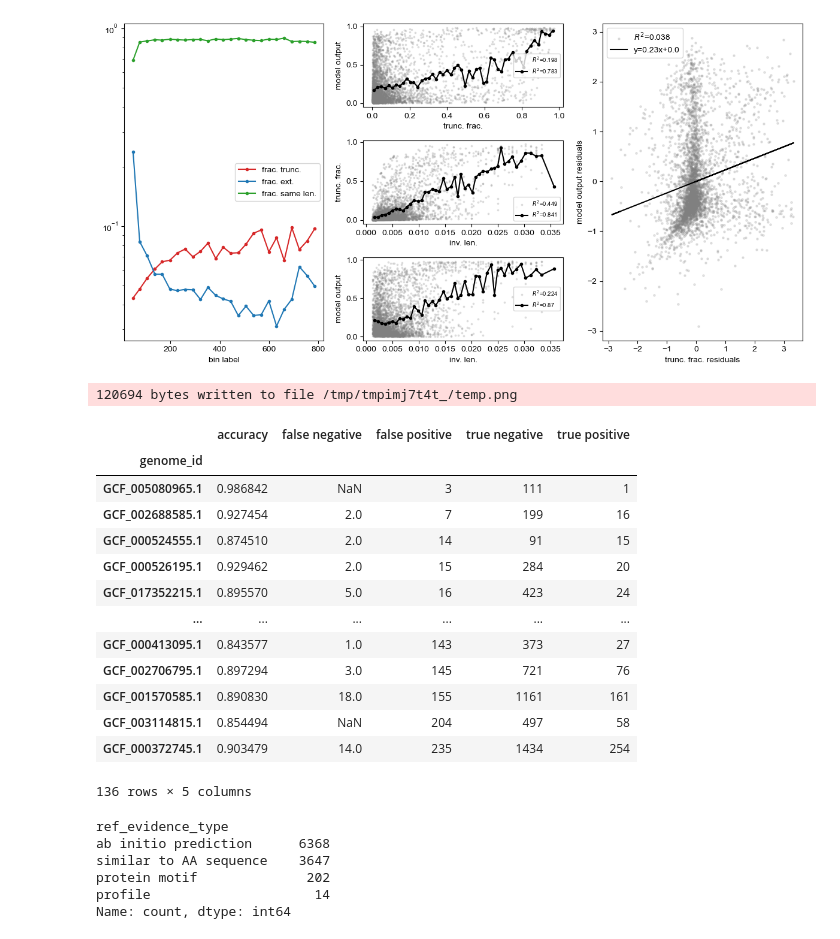
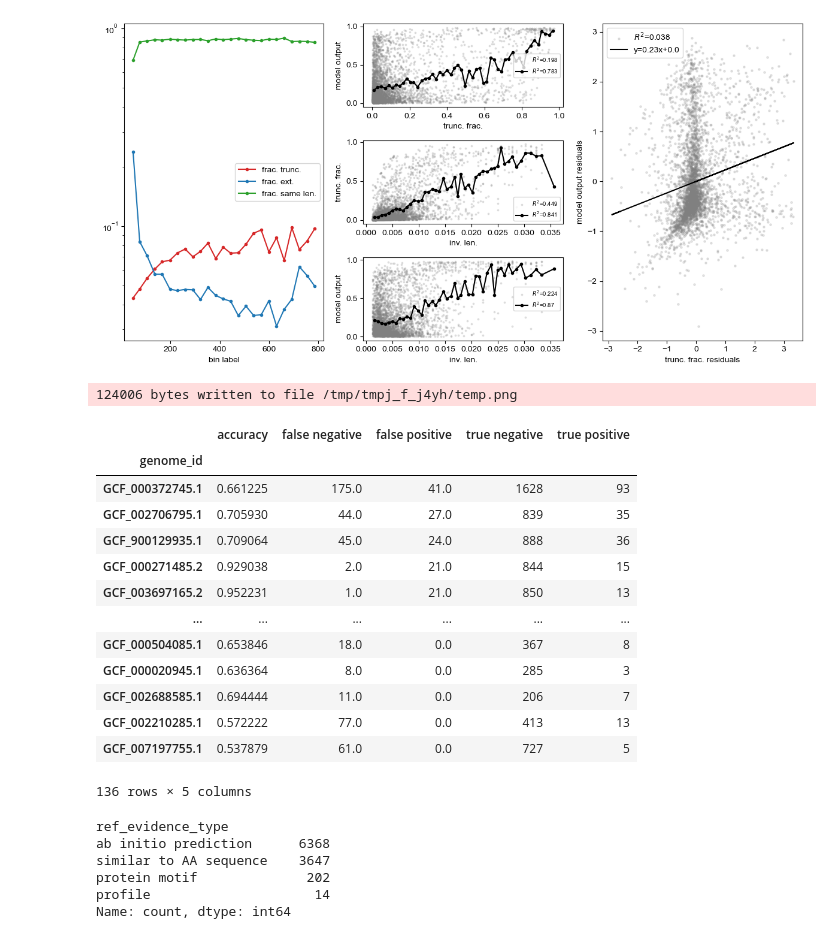
Before and after one commit to pipparichter/frugal, a Jupyter notebook: notebooks/filter.ipynb, the cells around one changed output. Drawn from its saved outputs; the diff is of its cells as text; code cells hidden in the pictures.

```diff
--- a/notebooks/filter.ipynb
+++ b/notebooks/filter.ipynb
@@ -27,7 +24,7 @@ The autoreload extension is already loaded. To reload it, use:
 # %%
 # genome_metadata_df = load_genome_metadata()
-pred_out_df = load_pred_out('../data/predict.out/filter_dataset_test.predict.csv', model_name='filter_esm_650m_gap_v2')
-pred_out_df = pred_out_df.merge(pd.read_hdf('../data/filter_dataset_test.h5', key='metadata').drop(columns=['label']), left_index=True, right_index=True)
+pred_out_df = load_pred_out('../data/predict/filter_dataset_test.predict.csv', model_name='filter_esm_650m_gap_v2')
+pred_out_df = pred_out_df.merge(pd.read_hdf('../data/filter_dataset_test.h5', key='metadata').drop(columns=['label']), left_index=True, right_index=True, how='left')
 # %%
 def table_1(path:str=None):
 
@@ -266,48 +263,47 @@ def figure_2(pred_out_df:pd.DataFrame):
 # matrix = pd.DataFrame(matrix, columns=labels, index=labels)
 # matrix = matrix.apply(lambda x: x/x.sum(), axis=0) # Normalize the matrix.
 
 # sns.heatmap(matrix, ax=ax, annot=True, cbar=False, linecolor='black', lw=0.2, fmt='.1%', cmap='Blues') # fmt='.1%',
 
 # # Rotate the tick labels on the x-axis of each subplot.
 # ax.set_xticks(np.arange(len(labels)) + 0.5, matrix.columns, rotation=45, ha='right')
 # ax.set_yticks(np.arange(len(labels)) + 0.5, matrix.columns, rotation=0)
 # ax.set_xlabel('predicted label')
 # ax.set_ylabel('true label')
 
 # plt.show()
 
 # The UserWarning from scikitlearn is because some of the genomes have no Prodigal false positives in the testing set.
 
 def table_2(pred_out_df:pd.DataFrame, path:str='../figures/filter-table_1.png'):
     table_df = dict()
 
     table_df['accuracy'] = pred_out_df.groupby('genome_id').apply(lambda df : balanced_accuracy_score(df.label, df.model_label) , include_groups=False)
 
     for confusion_matrix, df in pred_out_df.groupby('confusion_matrix'):
         table_df[confusion_matrix] = df.groupby('genome_id').apply(len, include_groups=False)
-    table_df = pd.DataFrame(table_df)
-
-    table_df = table_df.sort_values('false positive')
+    table_df = pd.DataFrame(table_df).fillna(0)
+    table_df = table_df.sort_values('false positive', ascending=False)
     dfi.export(table_df.iloc[:50], path)
     return table_df
 
 
 table_2(pred_out_df)
 # %% [output]
-120694 bytes written to file /tmp/tmpimj7t4t_/temp.png
+124006 bytes written to file /tmp/tmpj_f_j4yh/temp.png
 |  | accuracy | false negative | false positive | true negative | true positive |
 | genome_id |  |  |  |  |  |
-| GCF_005080965.1 | 0.986842 | NaN | 3 | 111 | 1 |
-| GCF_002688585.1 | 0.927454 | 2.0 | 7 | 199 | 16 |
-| GCF_000524555.1 | 0.874510 | 2.0 | 14 | 91 | 15 |
-| GCF_000526195.1 | 0.929462 | 2.0 | 15 | 284 | 20 |
-| GCF_017352215.1 | 0.895570 | 5.0 | 16 | 423 | 24 |
+| GCF_000372745.1 | 0.661225 | 175.0 | 41.0 | 1628 | 93 |
+| GCF_002706795.1 | 0.705930 | 44.0 | 27.0 | 839 | 35 |
+| GCF_900129935.1 | 0.709064 | 45.0 | 24.0 | 888 | 36 |
+| GCF_000271485.2 | 0.929038 | 2.0 | 21.0 | 844 | 15 |
+| GCF_003697165.2 | 0.952231 | 1.0 | 21.0 | 850 | 13 |
 | ... | ... | ... | ... | ... | ... |
-| GCF_000413095.1 | 0.843577 | 1.0 | 143 | 373 | 27 |
-| GCF_002706795.1 | 0.897294 | 3.0 | 145 | 721 | 76 |
-| GCF_001570585.1 | 0.890830 | 18.0 | 155 | 1161 | 161 |
-| GCF_003114815.1 | 0.854494 | NaN | 204 | 497 | 58 |
-| GCF_000372745.1 | 0.903479 | 14.0 | 235 | 1434 | 254 |
+| GCF_000504085.1 | 0.653846 | 18.0 | 0.0 | 367 | 8 |
+| GCF_000020945.1 | 0.636364 | 8.0 | 0.0 | 285 | 3 |
+| GCF_002688585.1 | 0.694444 | 11.0 | 0.0 | 206 | 7 |
+| GCF_002210285.1 | 0.572222 | 77.0 | 0.0 | 413 | 13 |
+| GCF_007197755.1 | 0.537879 | 61.0 | 0.0 | 727 | 5 |
 136 rows × 5 columns
 # %%
 pred_out_df[pred_out_df.confusion_matrix == 'false positive'].ref_product.value_counts()
```
Also changed, not shown: parts of 2 cells of this notebook, 10 other files.
